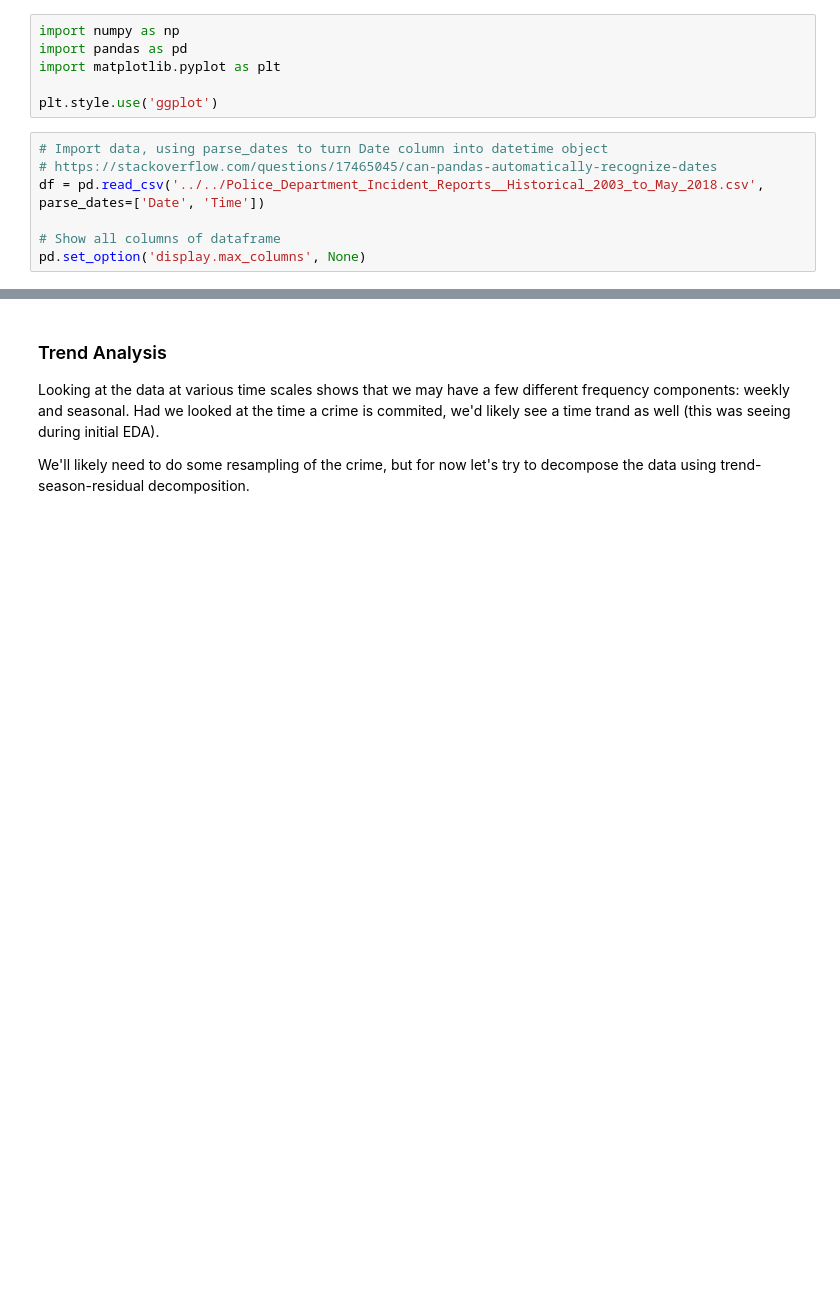
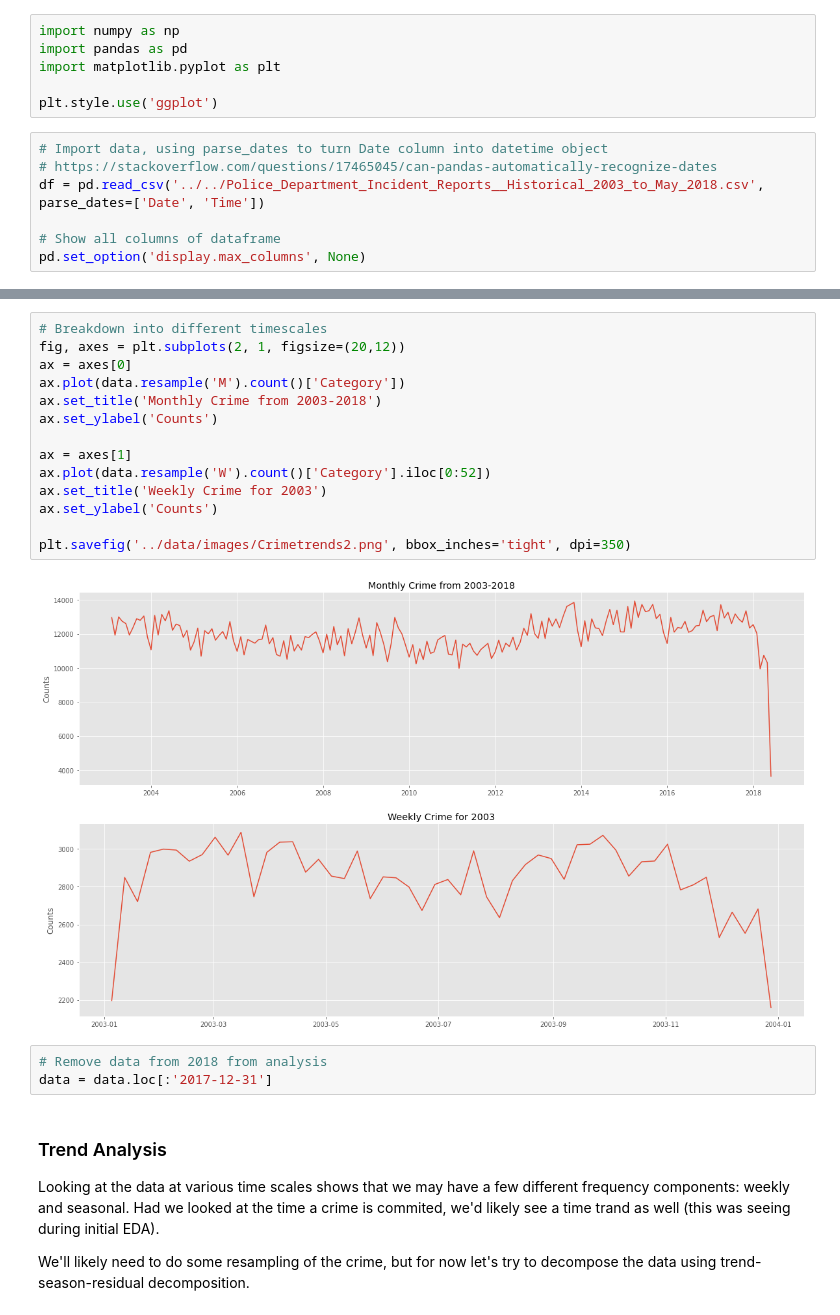
Before and after one commit to mkpetterson/sfcrime, a Jupyter notebook: notebooks/time_series_analysis.ipynb, the cells around one changed output, grey strips where cells are left out. Saved outputs shown, nothing was run; the diff lists cells and outputs as text; blank space fills up the shorter version.

```diff
--- a/notebooks/time_series_analysis.ipynb
+++ b/notebooks/time_series_analysis.ipynb
@@ -80,3 +110,22 @@ ConversionError: Failed to convert value(s) to axis units: array([(Timestamp('20
+# %%
+# Breakdown into different timescales
+fig, axes = plt.subplots(2, 1, figsize=(20,12))
+ax = axes[0]
+ax.plot(data.resample('M').count()['Category'])
+ax.set_title('Monthly Crime from 2003-2018')
+ax.set_ylabel('Counts')
+
+ax = axes[1]
+ax.plot(data.resample('W').count()['Category'].iloc[0:52])
+ax.set_title('Weekly Crime for 2003')
+ax.set_ylabel('Counts')
+
+plt.savefig('../data/images/Crimetrends2.png', bbox_inches='tight', dpi=350)
+# %% [output]
+[figure, added]
+# %%
+# Remove data from 2018 from analysis
+data = data.loc[:'2017-12-31']
 # %% [markdown]
 ### Trend Analysis
 
```
Also changed, not shown: parts of 7 cells of this notebook.
